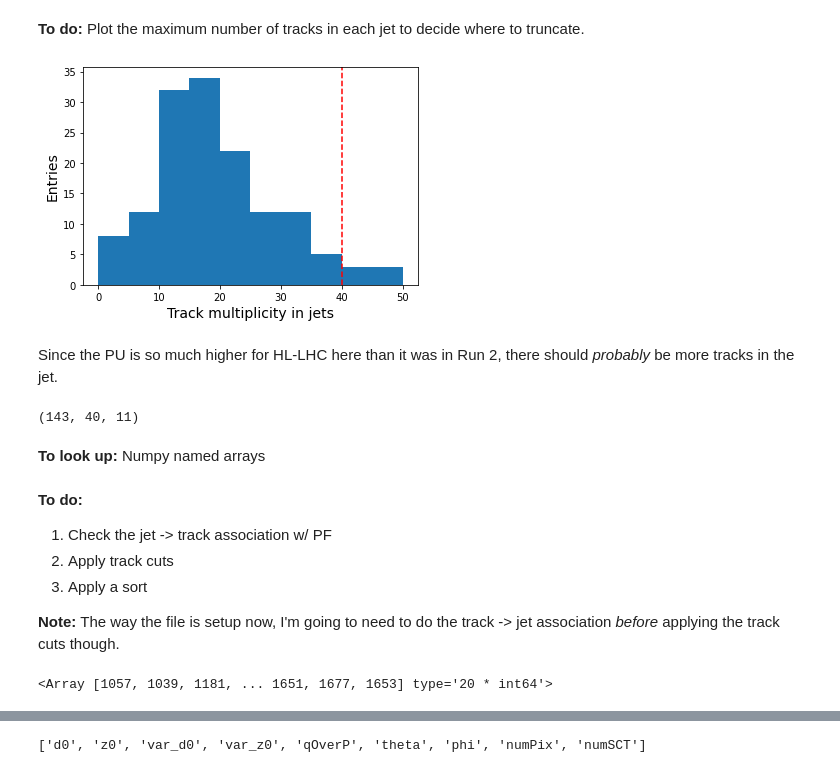
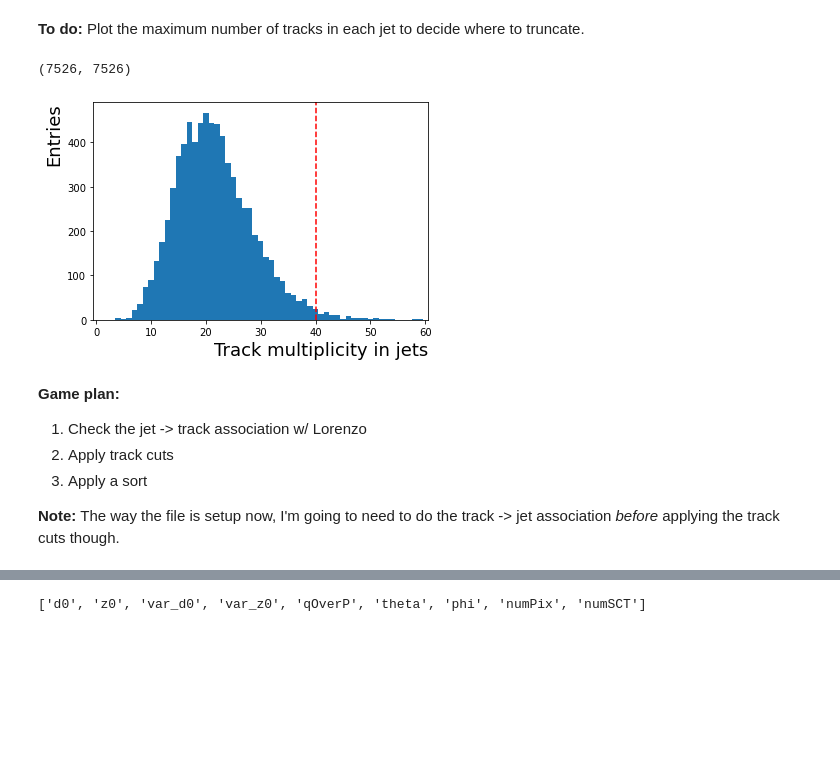
Before and after one commit to nhartman94/DIPS-4d-tracking, a Jupyter notebook: Ntuple-Exploration.ipynb, the cells around one changed output, grey strips where cells are left out. Saved outputs shown, nothing was run; the diff lists cells and outputs as text; code cells hidden in the pictures; blank space fills up the shorter version.

```diff
--- a/Ntuple-Exploration.ipynb
+++ b/Ntuple-Exploration.ipynb
@@ -314,0 +110,9 @@ Evt 0: 17 jets
+# %%
+jet_trk_idx = t.arrays('jet_tracks_idx',entry_stop=numEvts)['jet_tracks_idx']
+
+'''
+Right now, `jet_trk_idx` is an awkward array w/ shape (nEvts,nJets,nTrksInJet)
+but we'll reshape it to be shape (nEvts*nJets,nTrksInJet) to make it easier to
+apply the jet cuts!
+'''
+jet_trk_idx = ak.concatenate(jet_trk_idx,axis=0)
@@ -314,0 +139,12 @@ Evt 0: 17 jets
+# %%
+jmask = (jdf['pt'] > 20) & (np.abs(jdf['eta']) < 4) & jdf['isHS'].astype('bool')
+# %%
+jdf = jdf[jmask]
+jet_trk_idx = jet_trk_idx[jmask.values]
+
+'''
+And then unflatten jet_trk_idx to keep the same (nEvts, njets, nTrksInJet)
+shape as before
+'''
+njets = np.array([len(jdf.loc[i,'pt']) for i in range(numEvts)])
+jet_trk_idx = ak.unflatten(jet_trk_idx,counts=njets)
@@ -377,35 +172,31 @@ nTrks = [len(jtidx) for i in range(numEvts) for j, jtidx in enumerate(jet_trk_id
+# %%
+nTrks = ak.num(ak.flatten(jet_trk_idx))
+# %%
+# Check the dimensionality
+len(nTrks),len(jdf)
+# %% [output]
+(7526, 7526)
 # %%
 maxNumTrks = 40
 
-plt.hist(nTrks)
+nb=61
+r =(-0.5,60.5)
+plt.hist(nTrks,nb,r)
 
 ylim = plt.ylim()
 plt.plot([maxNumTrks]*2,ylim,'r--')
 plt.ylim(ylim)
+plt.xlim(r)
 
-plt.xlabel('Track multiplicity in jets',fontsize=14)
-plt.ylabel('Entries',fontsize=14)
+plt.xlabel('Track multiplicity in jets',fontsize=18,loc='right')
+plt.ylabel('Entries',fontsize=18,loc='top')
 plt.show()
 # %% [output]
-[figure, old version]
+[figure, new version]
-# %% [markdown]
-Since the PU is so much higher for HL-LHC here than it was in Run 2, there should _probably_ be more tracks in the jet.
-# %%
-# B/c I'll append the IPs w/r.t. the PV at the end
-tarr = np.zeros((len(jdf),maxNumTrks,len(tVars)+2))
-tarr.shape
-# %% [output]
-(143, 40, 11)
-# %% [markdown]
-**To look up:** Numpy named arrays
 # %% [markdown]
-**To do:**
-1. Check the jet -> track association w/ PF
+**Game plan:**
+1. Check the jet -> track association w/ Lorenzo
 2. Apply track cuts
 3. Apply a sort
 
 **Note:** The way the file is setup now, I'm going to need to do the track -> jet association _before_ applying the track cuts though.
-# %%
-jet_trk_idx[0][0]
-# %% [output]
-<Array [1057, 1039, 1181, ... 1651, 1677, 1653] type='20 * int64'>
```
Also changed, not shown: parts of 90 cells of this notebook.
